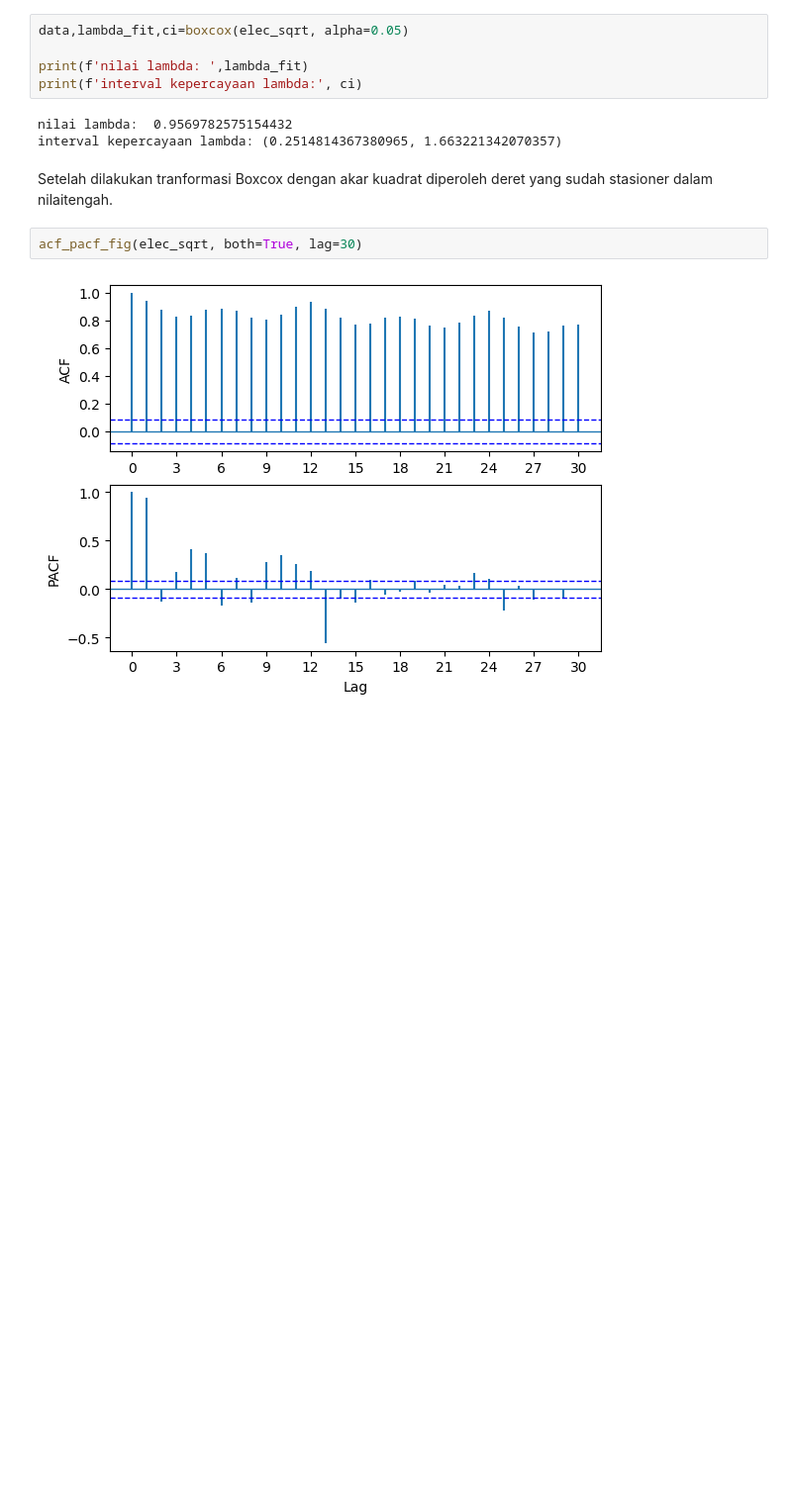
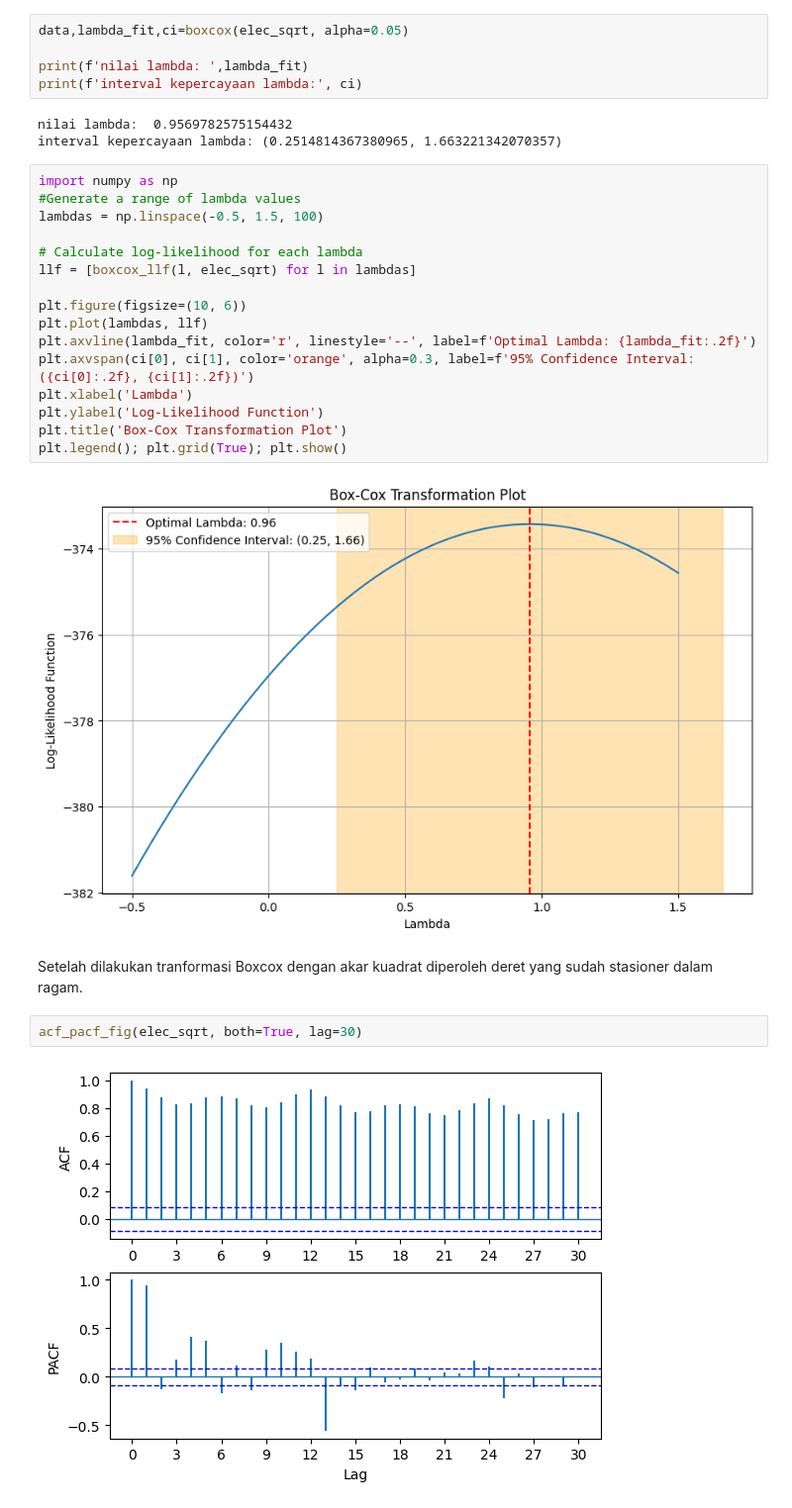
Before and after one commit to 18felasofa/Analisis-Deret-Waktu, a Jupyter notebook: Hands_On_Minggu_4_STA1542_Eksplorasi_Data_Deret_Waktu.ipynb, the cells around one changed output. Shown at 99% size. Cells and saved outputs as stored; diff of their text form; blank space fills up the shorter version.

```diff
--- a/Hands_On_Minggu_4_STA1542_Eksplorasi_Data_Deret_Waktu.ipynb
+++ b/Hands_On_Minggu_4_STA1542_Eksplorasi_Data_Deret_Waktu.ipynb
@@ -629,8 +629,26 @@ print(f'interval kepercayaan lambda:', ci)
 # %% [output]
 nilai lambda:  0.9569782575154432
 interval kepercayaan lambda: (0.2514814367380965, 1.663221342070357)
+# %%
+import numpy as np
+#Generate a range of lambda values
+lambdas = np.linspace(-0.5, 1.5, 100)
+
+# Calculate log-likelihood for each lambda
+llf = [boxcox_llf(l, elec_sqrt) for l in lambdas]
+
+plt.figure(figsize=(10, 6))
+plt.plot(lambdas, llf)
+plt.axvline(lambda_fit, color='r', linestyle='--', label=f'Optimal Lambda: {lambda_fit:.2f}')
+plt.axvspan(ci[0], ci[1], color='orange', alpha=0.3, label=f'95% Confidence Interval: ({ci[0]:.2f}, {ci[1]:.2f})')
+plt.xlabel('Lambda')
+plt.ylabel('Log-Likelihood Function')
+plt.title('Box-Cox Transformation Plot')
+plt.legend(); plt.grid(True); plt.show()
+# %% [output]
+[figure, added]
 # %% [markdown]
-Setelah dilakukan tranformasi Boxcox dengan akar kuadrat diperoleh deret yang sudah stasioner dalam nilaitengah.
+Setelah dilakukan tranformasi Boxcox dengan akar kuadrat diperoleh deret yang sudah stasioner dalam ragam.
 # %%
 acf_pacf_fig(elec_sqrt, both=True, lag=30)
 # %% [output]
```
Also changed, not shown: parts of 8 cells of this notebook.
